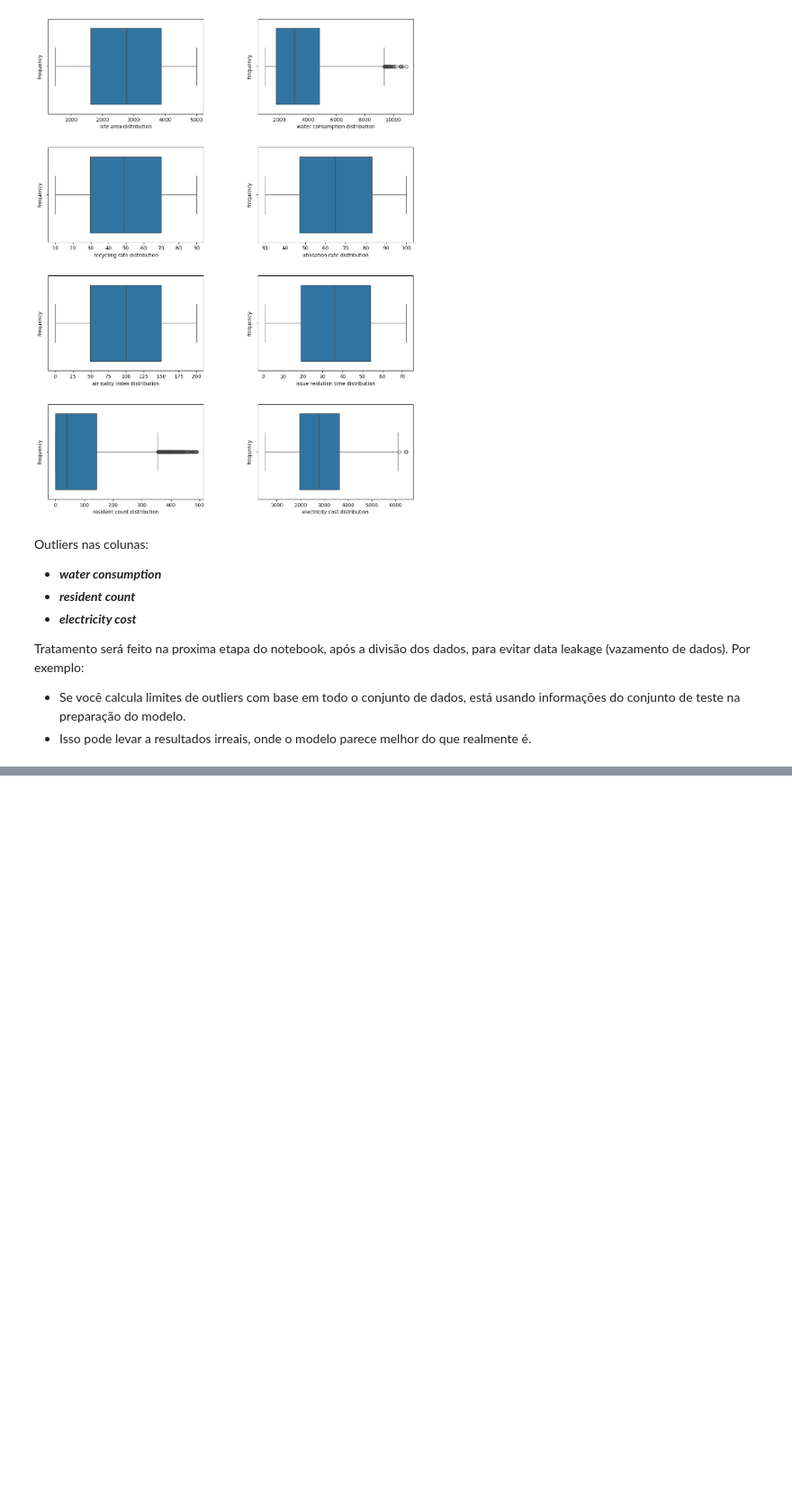
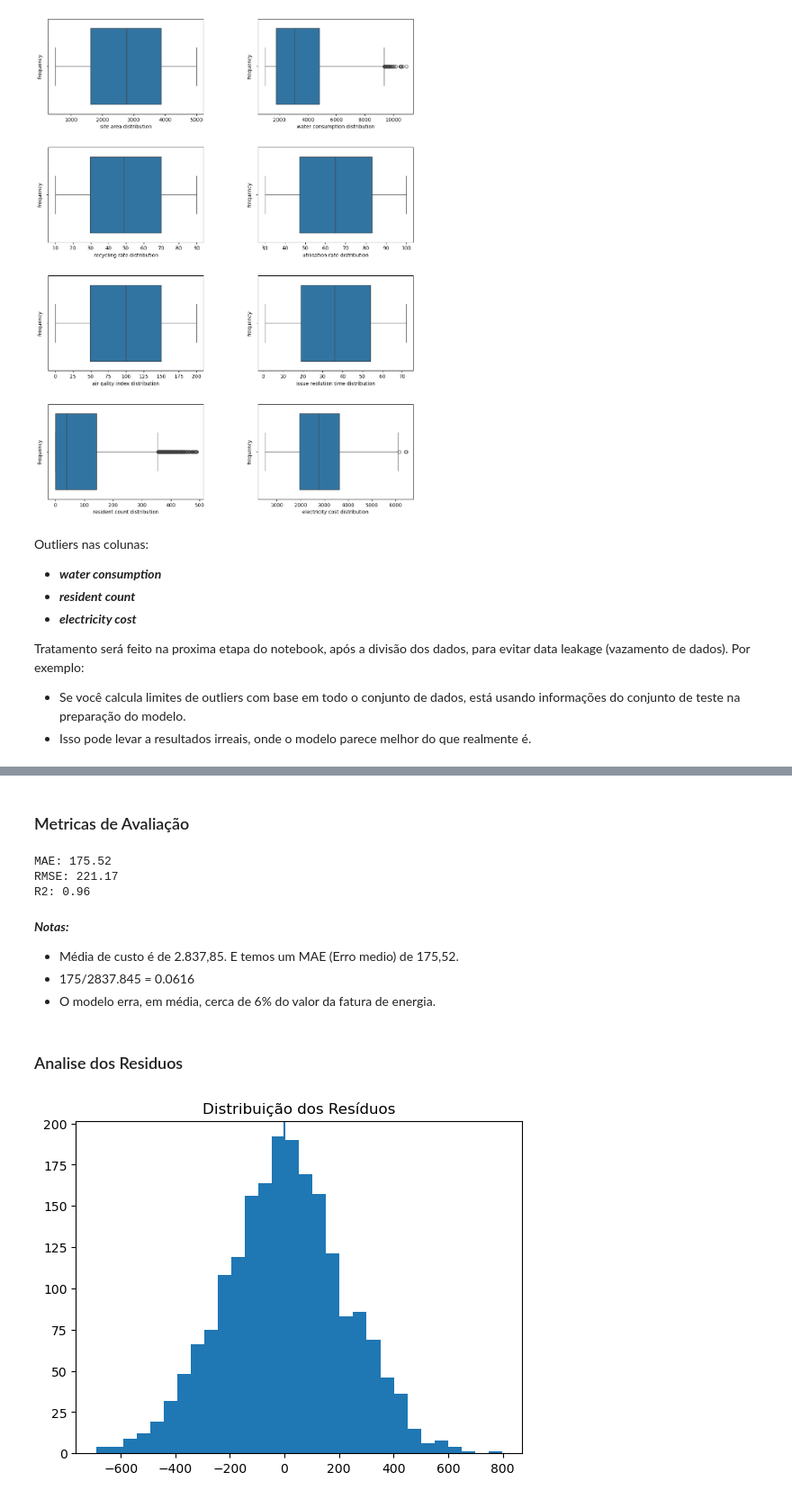
Before and after one commit to Lopeslucas/Data-Science, a Jupyter notebook: [Kaggle] - Electricity cost prediction/EDA.ipynb, the cells around one changed output, grey strips where cells are left out. Shown at 90% size. Saved outputs shown, nothing was run; the diff lists cells and outputs as text; code cells hidden in the pictures; blank space fills up the shorter version.

Commit message:
Att Kaggle Electricity Cost

```diff
--- a/[Kaggle] - Electricity cost prediction/EDA.ipynb
+++ b/[Kaggle] - Electricity cost prediction/EDA.ipynb
@@ -199,0 +227,66 @@ plt.show()
+# %%
+#Divisão X e y
+X = df_original.drop(['electricity cost'], axis=1)
+y = df_original['electricity cost']
+
+#Divisão Train e Test
+X_train, X_test, y_train, y_test = train_test_split(
+    X, y,
+    test_size=0.2,
+    random_state=42)
+
+#Separação da coluna categorica
+column_categorica = ['structure type']
+
+#Preprocessamento e tratamento da coluna categorica Structure Type
+preprocessamento = ColumnTransformer(
+    transformers=[
+        ('onehot', OneHotEncoder(handle_unknown='ignore'), column_categorica)
+    ],
+    remainder='passthrough'
+)
+
+#Pipeline de Preprocessamento
+pipeline = Pipeline([
+    ('preprocessmaneto', preprocessamento),
+    ('modelo', RandomForestRegressor(random_state=42))
+])
+
+#Treinamento
+pipeline.fit(X_train, y_train)
+
+#Predict
+y_pred = pipeline.predict(X_test)
+# %% [markdown]
+### Metricas de Avaliação
+# %%
+#Metricas de avaliação
+mae = mean_absolute_error(y_test, y_pred)
+rmse = np.sqrt(mean_squared_error(y_test, y_pred))
+r2 = r2_score(y_test, y_pred)
+
+print(f'MAE: {mae:.2f}')
+print(f'RMSE: {rmse:.2f}')
+print(f'R2: {r2:.2}')
+# %% [output]
+MAE: 175.52
+RMSE: 221.17
+R2: 0.96
+# %% [markdown]
+***Notas:***
+- Média de custo é de 2.837,85. E temos um MAE (Erro medio) de 175,52.
+- 175/2837.845 = 0.0616
+- O modelo erra, em média, cerca de 6% do valor da fatura de energia.
+# %% [markdown]
+### Analise dos Residuos
+# %%
+#Analise dos residuos
+residuos = y_test - y_pred
+
+#Grafico de residuos
+plt.hist(residuos, bins=30)
+plt.axvline(0)
+plt.title('Distribuição dos Resíduos')
+plt.show()
+# %% [output]
+[figure, added]
```
Also changed, not shown: parts of 15 cells of this notebook, 5 other files.
